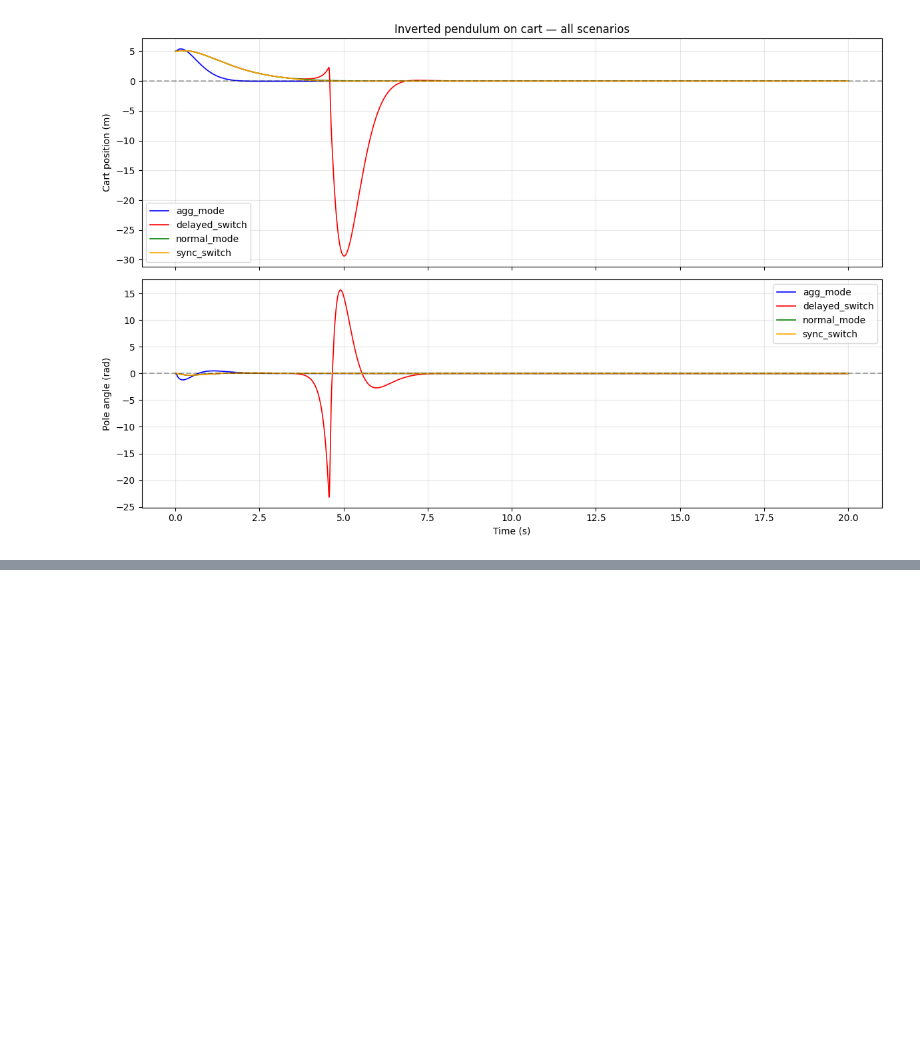
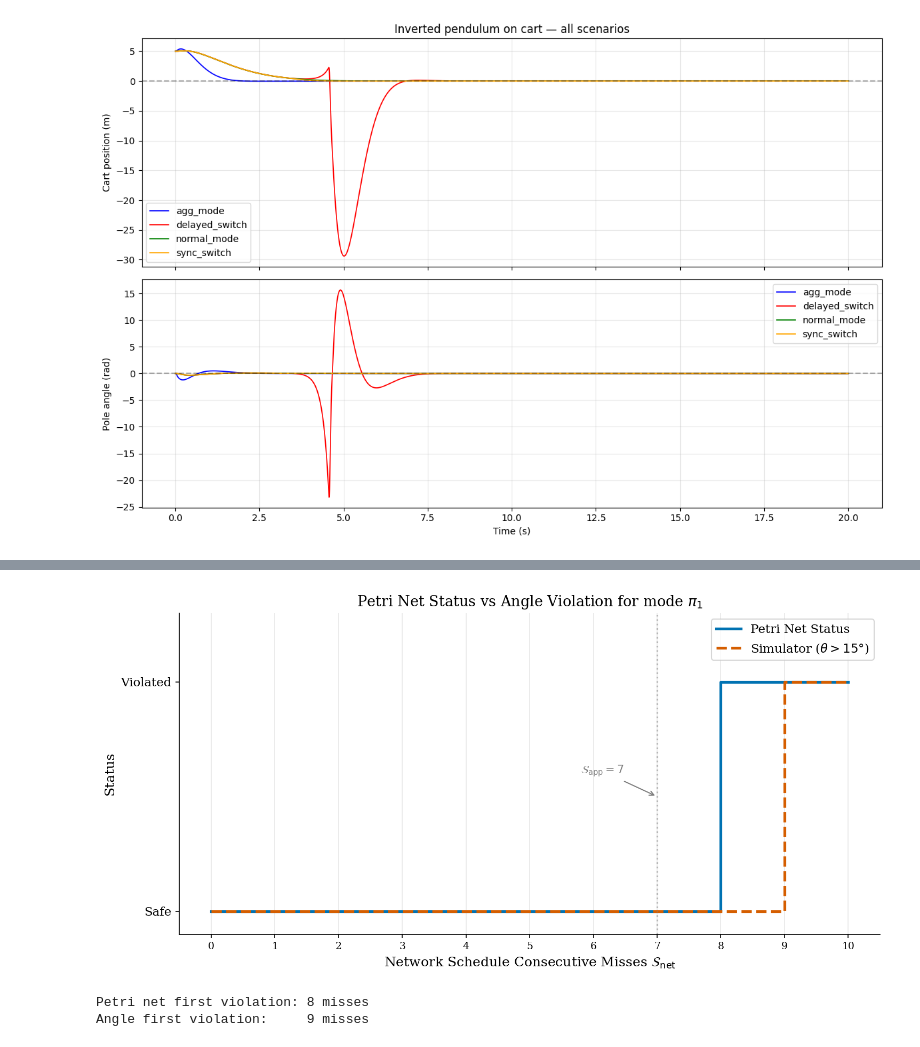
Before and after one commit to kss682/co-design-framework, a Jupyter notebook: confidence_plot.ipynb, the cells around one changed output, grey strips where cells are left out. Cells and saved outputs as stored; diff of their text form; code cells hidden in the pictures; blank space fills up the shorter version.

Commit message:
update visualization scripts

```diff
--- a/confidence_plot.ipynb
+++ b/confidence_plot.ipynb
@@ -179,0 +228,6 @@ Angle first violation: 5 misses
+# %%
+independent_mode_plot('benchmark/pattern_results_20260505_221313.csv', 7)
+# %% [output]
+[figure, added]
+Petri net first violation: 8 misses
+Angle first violation:     9 misses
```
Also changed, not shown: parts of 10 cells of this notebook.
